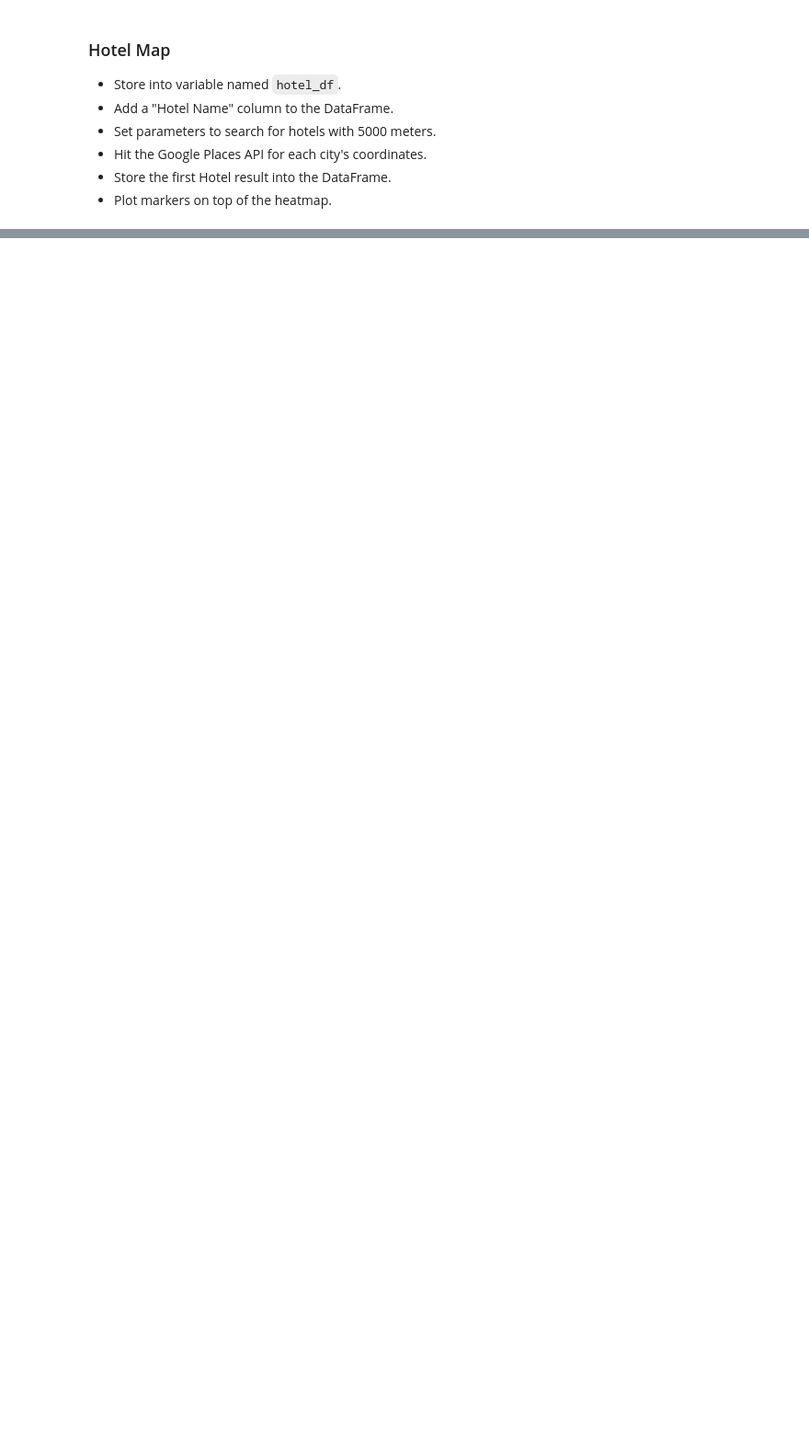
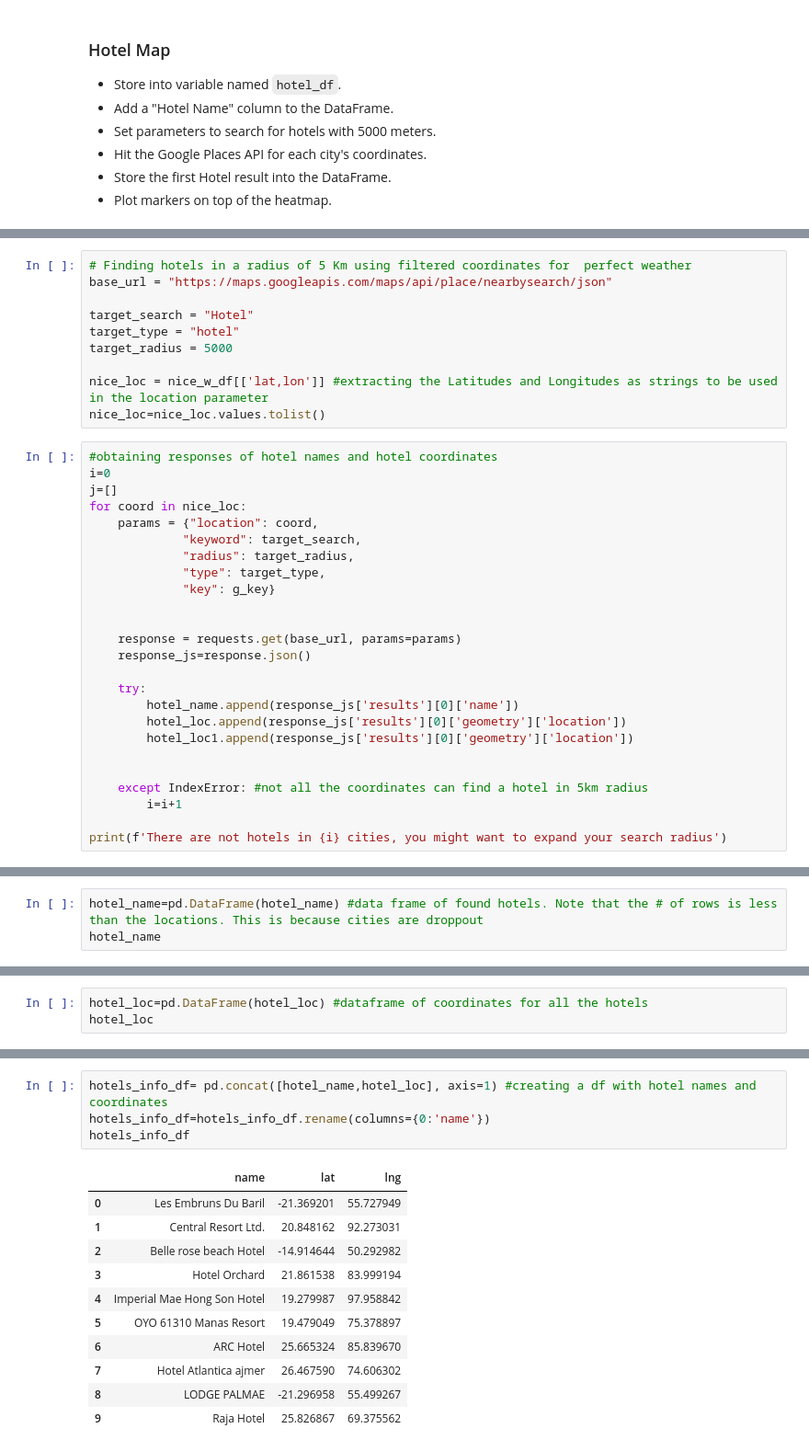
Before and after one commit to osie78/python-api-challenge, a Jupyter notebook: VacationPy/VacationPy.ipynb, the cells around one changed output, grey strips where cells are left out. Shown: that part at 92% size. Saved outputs shown, nothing was run; the diff lists cells and outputs as text; blank space fills up the shorter version.

```diff
--- a/VacationPy/VacationPy.ipynb
+++ b/VacationPy/VacationPy.ipynb
@@ -108,0 +131,35 @@ fig2
+# %%
+# Finding hotels in a radius of 5 Km using filtered coordinates for  perfect weather
+base_url = "https://maps.googleapis.com/maps/api/place/nearbysearch/json"
+
+target_search = "Hotel"
+target_type = "hotel"
+target_radius = 5000
+
+nice_loc = nice_w_df[['lat,lon']] #extracting the Latitudes and Longitudes as strings to be used in the location parameter
+nice_loc=nice_loc.values.tolist()
+# %%
+#obtaining responses of hotel names and hotel coordinates
+i=0
+j=[]
+for coord in nice_loc:
+    params = {"location": coord,
+             "keyword": target_search,
+             "radius": target_radius,
+             "type": target_type,
+             "key": g_key}
+
+
+    response = requests.get(base_url, params=params)
+    response_js=response.json()
+
+    try:
+        hotel_name.append(response_js['results'][0]['name'])
+        hotel_loc.append(response_js['results'][0]['geometry']['location'])
+        hotel_loc1.append(response_js['results'][0]['geometry']['location'])
+
+
+    except IndexError: #not all the coordinates can find a hotel in 5km radius
+        i=i+1
+
+print(f'There are not hotels in {i} cities, you might want to expand your search radius')
@@ -108,0 +168,3 @@ fig2
+# %%
+hotel_name=pd.DataFrame(hotel_name) #data frame of found hotels. Note that the # of rows is less than the locations. This is because cities are droppout
+hotel_name
@@ -108,0 +183,3 @@ fig2
+# %%
+hotel_loc=pd.DataFrame(hotel_loc) #dataframe of coordinates for all the hotels
+hotel_loc
@@ -109 +198,17 @@ fig2
+# %%
+hotels_info_df= pd.concat([hotel_name,hotel_loc], axis=1) #creating a df with hotel names and coordinates
+hotels_info_df=hotels_info_df.rename(columns={0:'name'})
+hotels_info_df
+# %% [output]
+|  | name | lat | lng |
+| 0 | Les Embruns Du Baril | -21.369201 | 55.727949 |
+| 1 | Central Resort Ltd. | 20.848162 | 92.273031 |
+| 2 | Belle rose beach Hotel | -14.914644 | 50.292982 |
+| 3 | Hotel Orchard | 21.861538 | 83.999194 |
+| 4 | Imperial Mae Hong Son Hotel | 19.279987 | 97.958842 |
+| 5 | OYO 61310 Manas Resort | 19.479049 | 75.378897 |
+| 6 | ARC Hotel | 25.665324 | 85.839670 |
+| 7 | Hotel Atlantica ajmer | 26.467590 | 74.606302 |
+| 8 | LODGE PALMAE | -21.296958 | 55.499267 |
+| 9 | Raja Hotel | 25.826867 | 69.375562 |
 # %%
```
Also changed, not shown: parts of 28 cells of this notebook, 15 other files.
